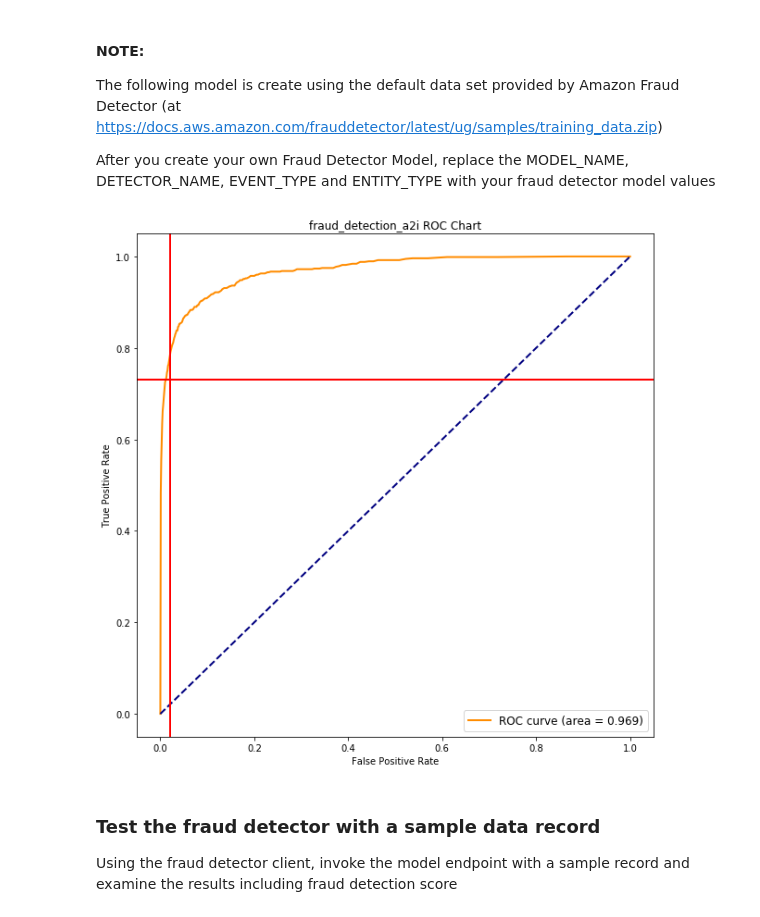
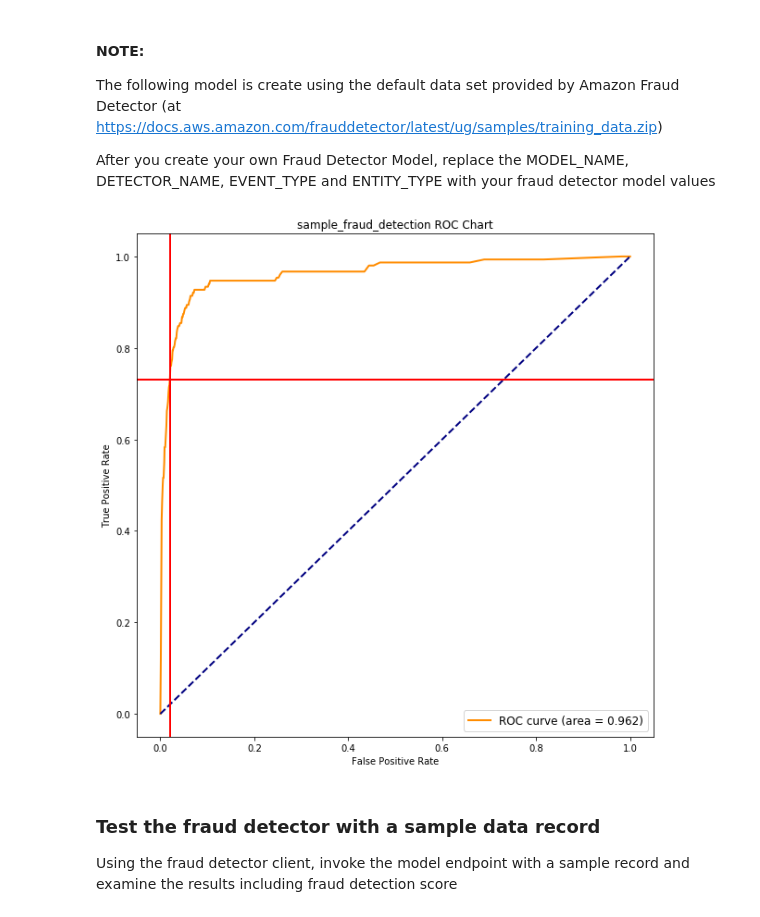
Before and after one commit to aws-samples/amazon-a2i-sample-jupyter-notebooks, a Jupyter notebook: Amazon A2I and Amazon Fraud Detector.ipynb, the cells around one changed output. Drawn from its saved outputs; the diff is of its cells as text; code cells hidden in the pictures.

```diff
--- a/Amazon A2I and Amazon Fraud Detector.ipynb
+++ b/Amazon A2I and Amazon Fraud Detector.ipynb
@@ -221,42 +221,43 @@ The following model is create using the default data set provided by Amazon Frau
 
 After you create your own Fraud Detector Model, replace the MODEL_NAME, DETECTOR_NAME, EVENT_TYPE and ENTITY_TYPE with your  fraud detector model values
 # %%
-MODEL_NAME = 'fraud_detection_a2i'
-DETECTOR_NAME = 'fraud_a2i'
-EVENT_TYPE = 'fraud-a2i-demo'
-ENTITY_TYPE = 'applicant'
+MODEL_NAME = 'sample_fraud_detection'
+DETECTOR_NAME = 'fraud_detector'
+EVENT_TYPE = 'registration'
+ENTITY_TYPE = 'customer'
+
 
 
 # -- model performance summary --
 auc = client.describe_model_versions(
     modelId= MODEL_NAME,
     modelVersionNumber='1.0',
     modelType='ONLINE_FRAUD_INSIGHTS',
     maxResults=10
 )['modelVersionDetails'][0]['trainingResult']['trainingMetrics']['auc']
 
 
 df_model = pd.DataFrame(client.describe_model_versions(
     modelId= MODEL_NAME,
     modelVersionNumber='1.0',
     modelType='ONLINE_FRAUD_INSIGHTS',
     maxResults=10
 )['modelVersionDetails'][0]['trainingResult']['trainingMetrics']['metricDataPoints'])
 
 
 plt.figure(figsize=(10,10))
 plt.plot(df_model["fpr"], df_model["tpr"], color='darkorange',
          lw=2, label='ROC curve (area = %0.3f)' % auc)
 plt.plot([0, 1], [0, 1], color='navy', lw=2, linestyle='--')
 plt.xlabel('False Positive Rate')
 plt.ylabel('True Positive Rate')
 plt.title( MODEL_NAME + ' ROC Chart')
 plt.legend(loc="lower right",fontsize=12)
 plt.axvline(x = 0.02 ,linewidth=2, color='r')
 plt.axhline(y = 0.73 ,linewidth=2, color='r')
 plt.show()
 # %% [output]
-[figure, old version]
+[figure, new version]
 # %% [markdown]
 ### Test the fraud detector with a sample data record
 Using the fraud detector client, invoke the model endpoint with a sample record and examine the results including fraud detection score
```
Also changed, not shown: parts of 15 cells of this notebook.
